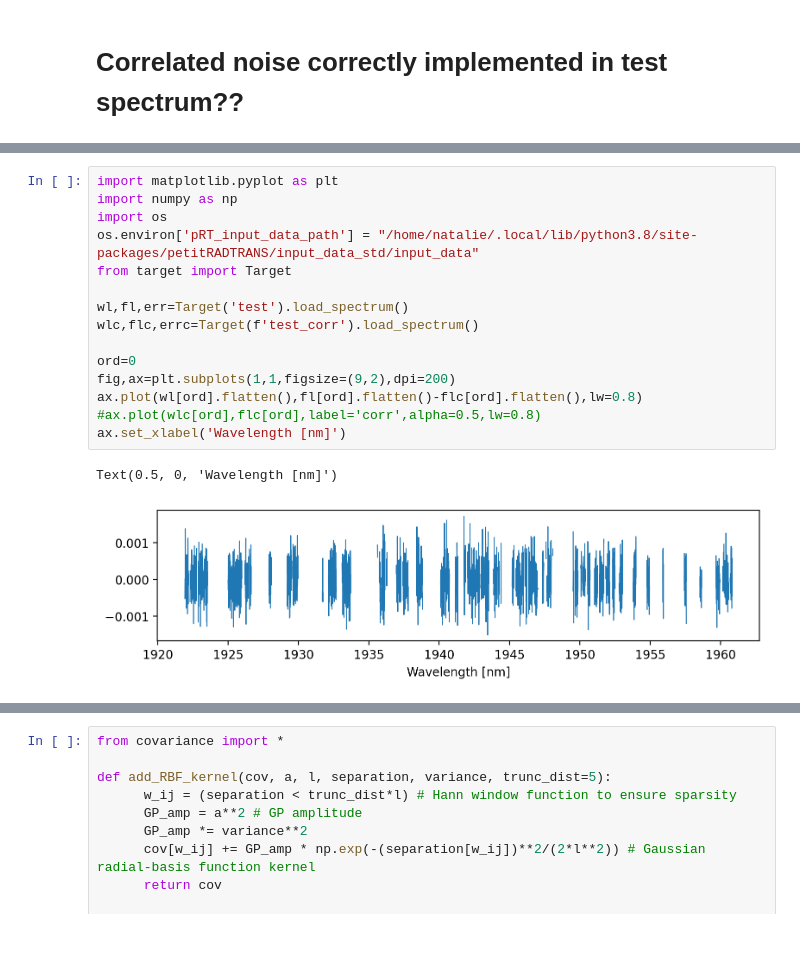
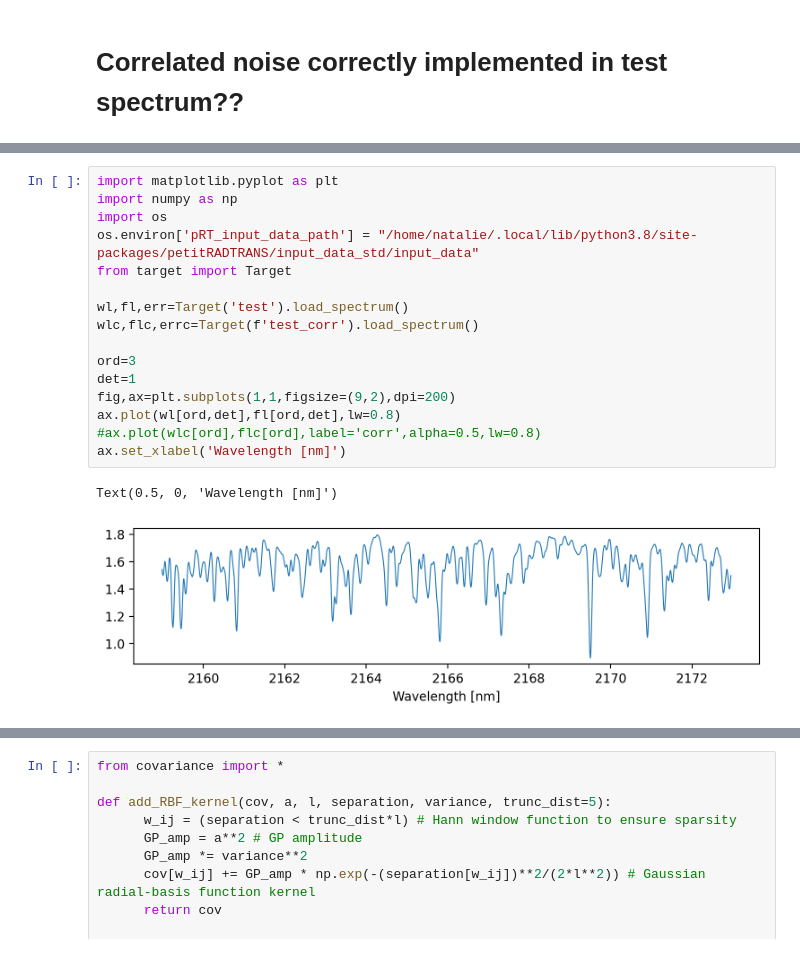
Before and after one commit to NatalieGrasser/atm_retrieval, a Jupyter notebook: atm_retrieval/debugging.ipynb, the cells around one changed output, grey strips where cells are left out. Saved outputs shown, nothing was run; the diff lists cells and outputs as text.

```diff
--- a/atm_retrieval/debugging.ipynb
+++ b/atm_retrieval/debugging.ipynb
@@ -144,18 +134,19 @@ al nans
 # %%
 import matplotlib.pyplot as plt
 import numpy as np
 import os
 os.environ['pRT_input_data_path'] = "/home/natalie/.local/lib/python3.8/site-packages/petitRADTRANS/input_data_std/input_data"
 from target import Target
 
 wl,fl,err=Target('test').load_spectrum()
 wlc,flc,errc=Target(f'test_corr').load_spectrum()
 
-ord=0
+ord=3
+det=1
 fig,ax=plt.subplots(1,1,figsize=(9,2),dpi=200)
-ax.plot(wl[ord].flatten(),fl[ord].flatten()-flc[ord].flatten(),lw=0.8)
+ax.plot(wl[ord,det],fl[ord,det],lw=0.8)
 #ax.plot(wlc[ord],flc[ord],label='corr',alpha=0.5,lw=0.8)
 ax.set_xlabel('Wavelength [nm]')
 # %% [output]
 Text(0.5, 0, 'Wavelength [nm]')
-[figure, old version]
+[figure, new version]
```
Also changed, not shown: parts of 5 cells of this notebook, 4 other files.
